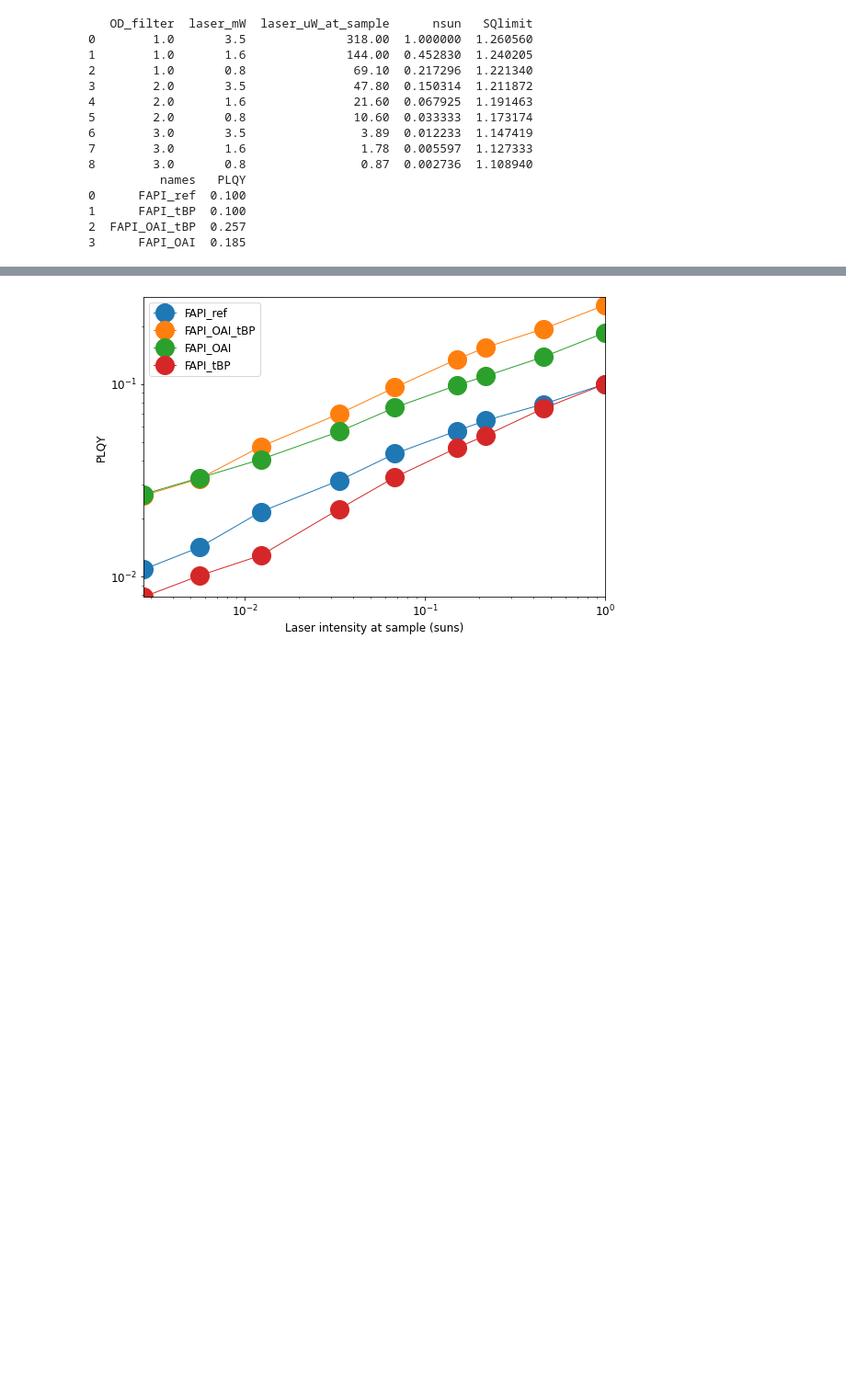
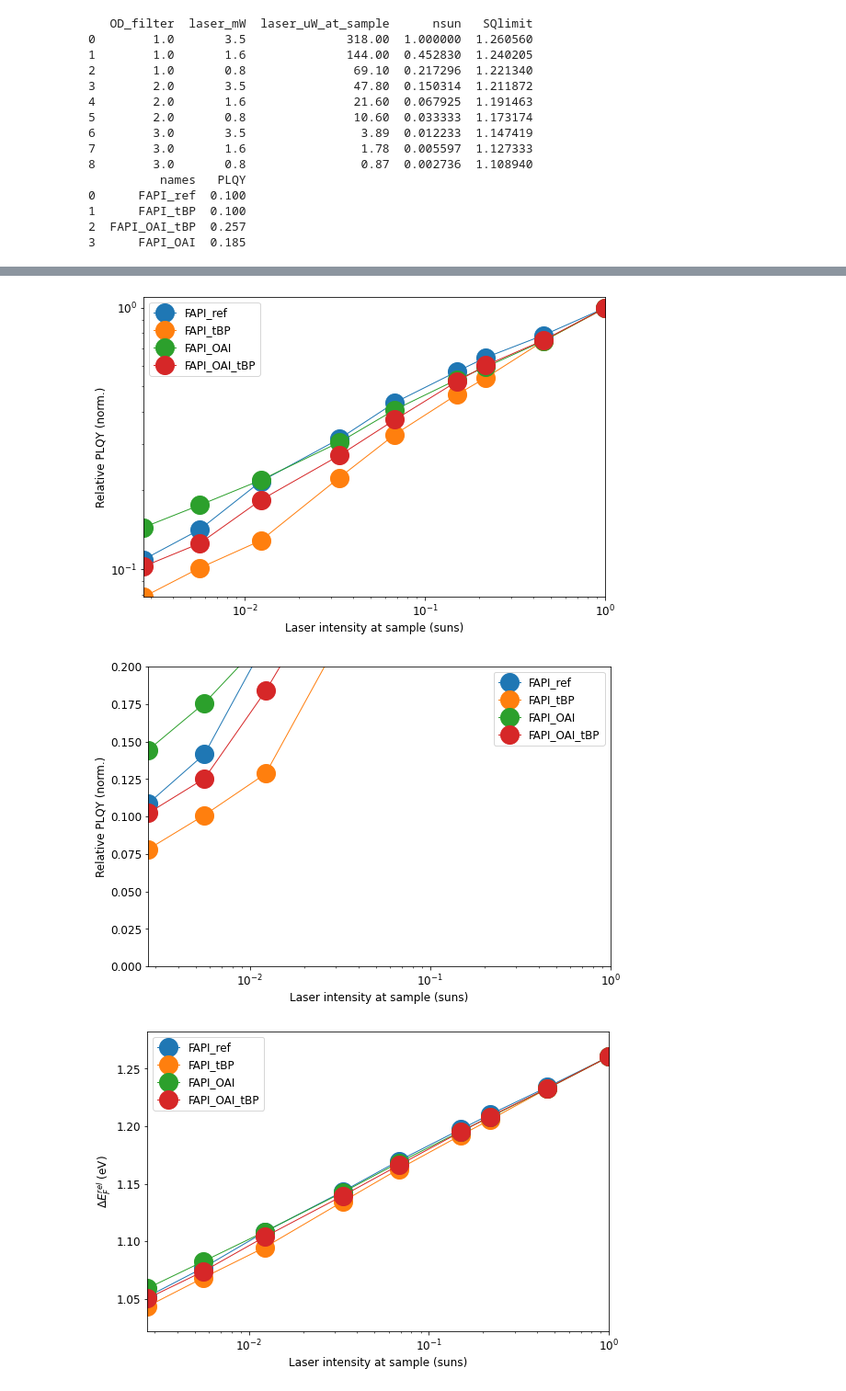
Before and after one commit to FTEickemeyer/PLQY_analysis, a Jupyter notebook: THOT_light_int_dependence.ipynb, the cells around one changed output, grey strips where cells are left out. Shown at 92% size. Drawn from its saved outputs; the diff is of its cells as text; code cells hidden in the pictures; blank space fills up the shorter version.

```diff
--- a/THOT_light_int_dependence.ipynb
+++ b/THOT_light_int_dependence.ipynb
@@ -261,7 +268,22 @@ FAPI_OAI
-# %%
-all_LI_PLQYs = spc.mxy_data(LI_PLQYs)
-all_LI_PLQYs.label(names)
-all_LI_PLQYs.plot(xscale='log', yscale='log', plotstyle = 'individual')
-# %% [output]
-[figure, removed]
+# %%
+all_LI_PLQYs = xyd.mxy_data(LI_PLQYs)
+all_LI_PLQYs.label(names)
+#all_LI_PLQYs.plot(xscale='log', yscale='log', plotstyle = 'individual')
+
+all_LI_relPLQYs = xyd.mxy_data(LI_relPLQYs)
+all_LI_relPLQYs.label(names)
+all_LI_relPLQYs.plot(xscale='log', yscale='log', plotstyle = 'individual')
+all_LI_relPLQYs.plot(xscale='log', yscale='linear', bottom = 0, top = 0.2, plotstyle = 'individual')
+
+all_LI_QFLSs = xyd.mxy_data(LI_QFLSs)
+all_LI_QFLSs.label(names)
+#all_LI_QFLSs.plot(xscale='log', yscale='linear', plotstyle = 'individual')
+
+all_LI_relQFLSs = xyd.mxy_data(LI_relQFLSs)
+all_LI_relQFLSs.label(names)
+all_LI_relQFLSs.plot(xscale='log', yscale='linear', plotstyle = 'individual')
+# %% [output]
+[figure, added]
+[figure, added]
+[figure, added]
 # %%
```
Also changed, not shown: parts of 7 cells of this notebook, 11 other files.
